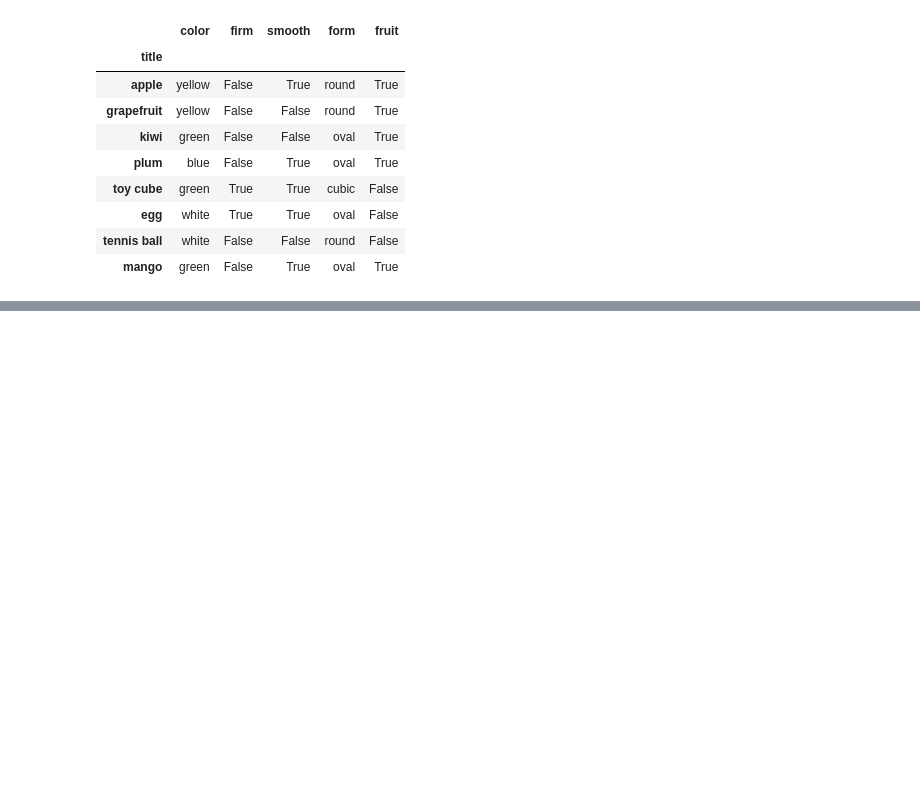
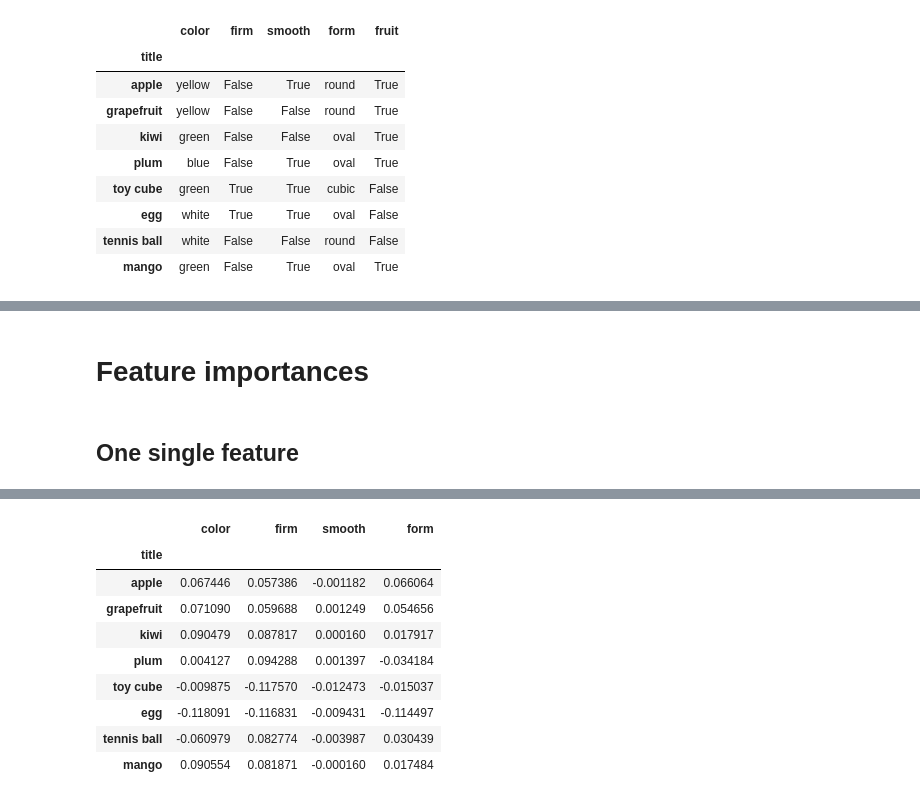
Before and after one commit to EgorDudyrev/FCA_BB_interpret, a Jupyter notebook: notebooks/2020.01.16-Mango_ds_interpret.ipynb, the cells around one changed output, grey strips where cells are left out. Drawn from its saved outputs; the diff is of its cells as text; code cells hidden in the pictures; blank space fills up the shorter version.

```diff
--- a/notebooks/2020.01.16-Mango_ds_interpret.ipynb
+++ b/notebooks/2020.01.16-Mango_ds_interpret.ipynb
@@ -74,0 +144,27 @@ fig.show()
+# %% [markdown]
+# Feature importances
+# %% [markdown]
+## One single feature
+# %%
+def predict_with_noise(fs, X, model, cat_feats, random_state=142, predict_proba=False):
+    if type(fs)==str:
+        fs = [fs]
+    X_noised = X.copy()
+    for f in fs:
+        np.random.seed(random_state)
+        if f in cat_feats:
+            X_noised[f] = np.random.choice(X[f].unique(), size=len(X))
+        else:
+            X_noised[f] = np.random.uniform(X[f].min(), X[f].max(),size=len(X))
+    pool = Pool(X_noised, cat_features=cat_feats)
+    preds = model.predict_proba(pool)[:,1] if predict_proba else model.predict(pool)
+    return preds
+# %%
+noise_imp_ds = pd.DataFrame()
+for f in tqdm_notebook(X.columns):
+    noise_imp_ds[f] = base_preds_proba-np.mean([
+        predict_with_noise(f,X,cb,cat_feats, random_state=i, predict_proba=True) for i in range(100)
+    ],0)
+noise_imp_ds.index = X.index
+noise_imp_ds
+# %% [output]
@@ -74,0 +172,10 @@ fig.show()
+|  | color | firm | smooth | form |
+| title |  |  |  |  |
+| apple | 0.067446 | 0.057386 | -0.001182 | 0.066064 |
+| grapefruit | 0.071090 | 0.059688 | 0.001249 | 0.054656 |
+| kiwi | 0.090479 | 0.087817 | 0.000160 | 0.017917 |
+| plum | 0.004127 | 0.094288 | 0.001397 | -0.034184 |
+| toy cube | -0.009875 | -0.117570 | -0.012473 | -0.015037 |
+| egg | -0.118091 | -0.116831 | -0.009431 | -0.114497 |
+| tennis ball | -0.060979 | 0.082774 | -0.003987 | 0.030439 |
+| mango | 0.090554 | 0.081871 | -0.000160 | 0.017484 |
```
Also changed, not shown: parts of 33 cells of this notebook, 1 other file.
